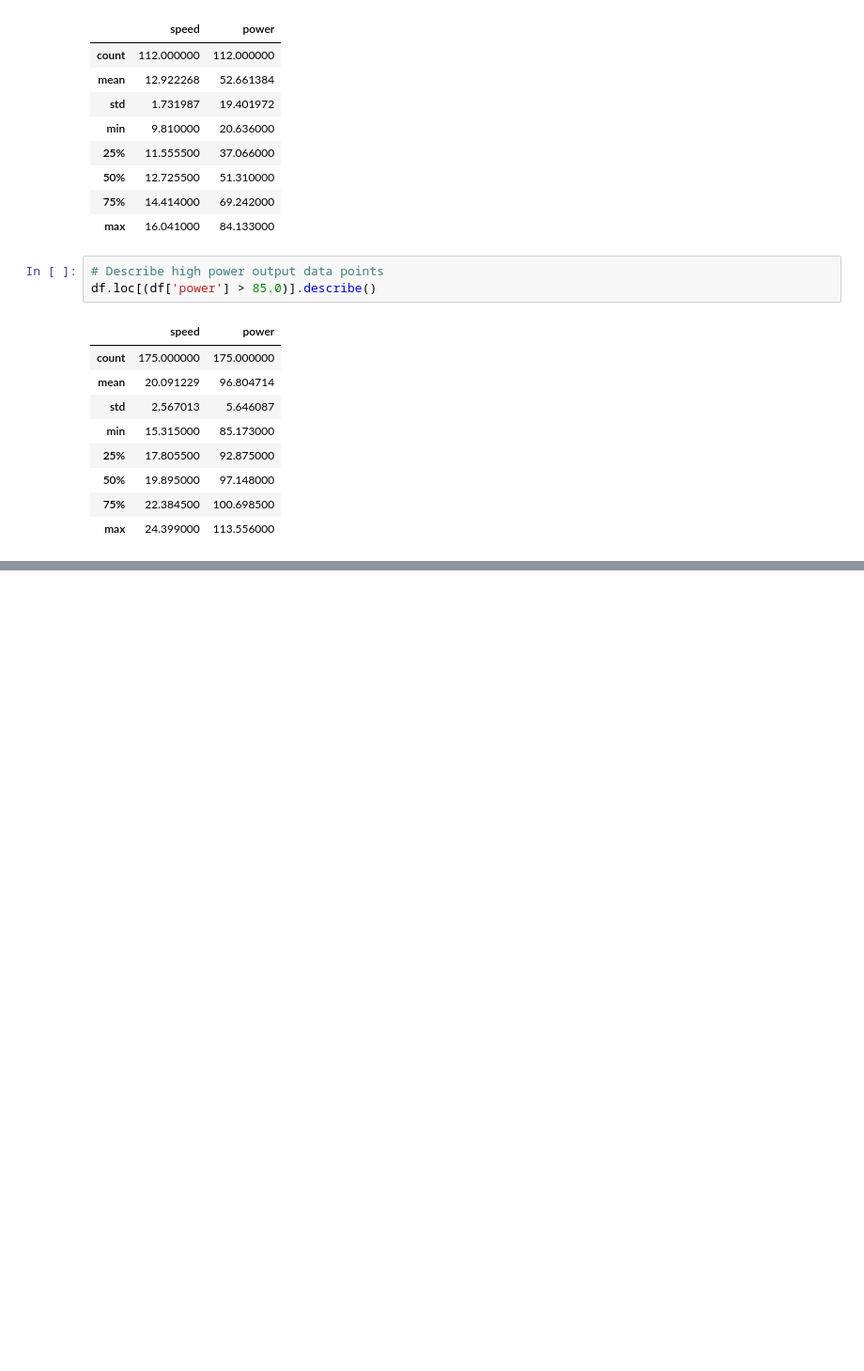
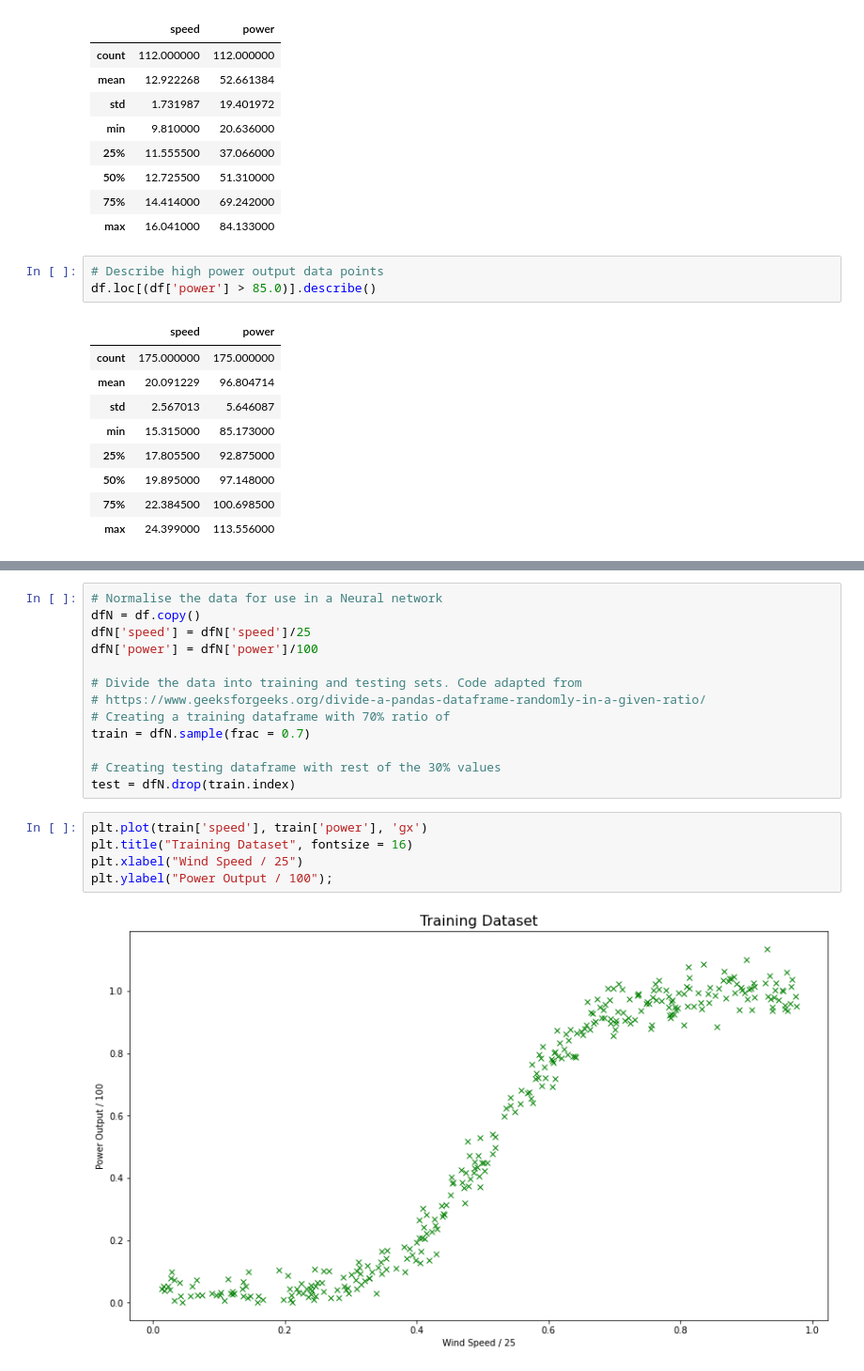
Before and after one commit to markcot/ProjMachLearn, a Jupyter notebook: Project.ipynb, the cells around one changed output, grey strips where cells are left out. Shown at 94% size. Drawn from its saved outputs; the diff is of its cells as text; blank space fills up the shorter version.

```diff
--- a/Project.ipynb
+++ b/Project.ipynb
@@ -449,0 +467,20 @@ After the 0.000 kW power outliers are removed, the dataset appears to give a ver
+# %%
+# Normalise the data for use in a Neural network
+dfN = df.copy()
+dfN['speed'] = dfN['speed']/25
+dfN['power'] = dfN['power']/100
+
+# Divide the data into training and testing sets. Code adapted from
+# https://www.geeksforgeeks.org/divide-a-pandas-dataframe-randomly-in-a-given-ratio/
+# Creating a training dataframe with 70% ratio of
+train = dfN.sample(frac = 0.7)
+
+# Creating testing dataframe with rest of the 30% values
+test = dfN.drop(train.index)
+# %%
+plt.plot(train['speed'], train['power'], 'gx')
+plt.title("Training Dataset", fontsize = 16)
+plt.xlabel("Wind Speed / 25")
+plt.ylabel("Power Output / 100");
+# %% [output]
+[figure, added]
```
Also changed, not shown: parts of 9 cells of this notebook, 1 other file.
